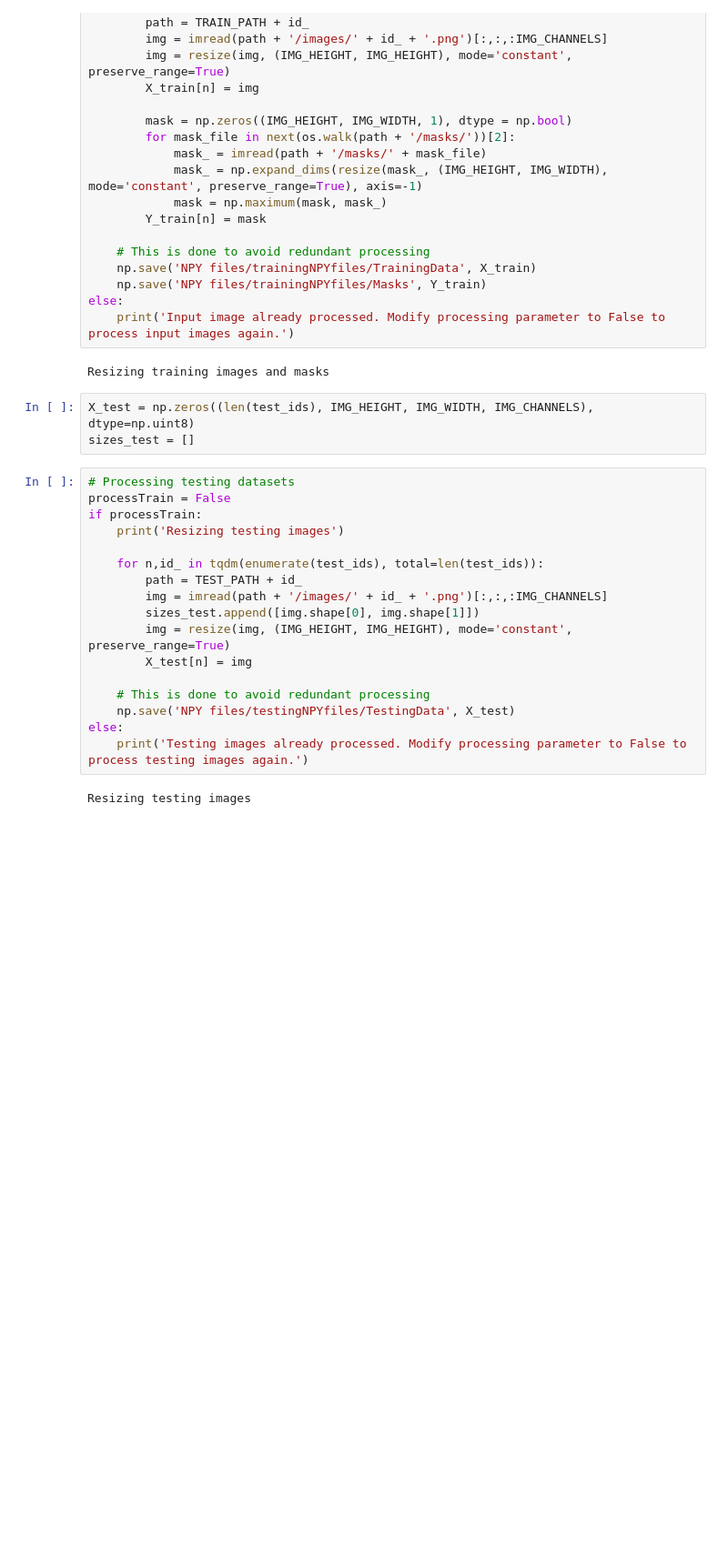
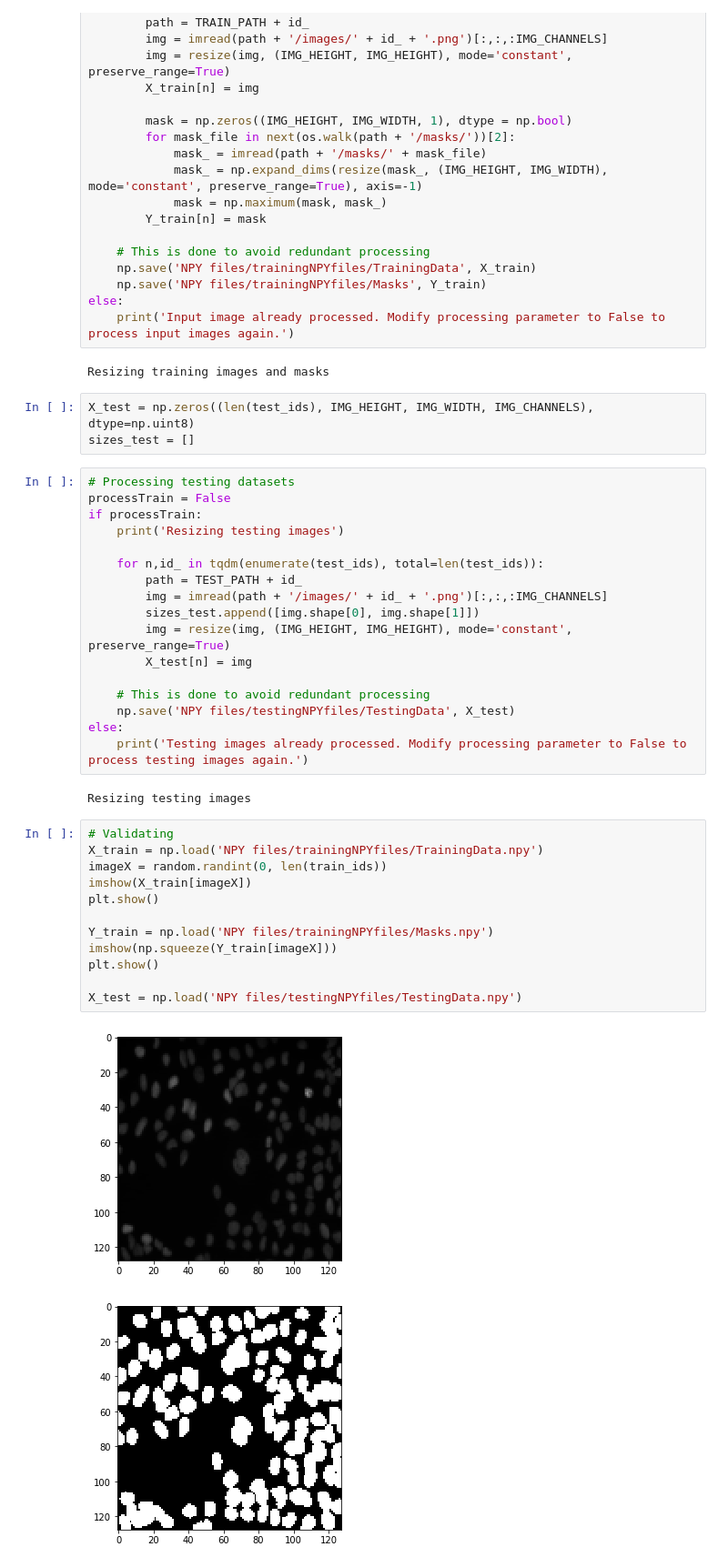
Before and after one commit to Eashwar-S/Semantic_Segmentation, a Jupyter notebook: Unet.ipynb, the cells around one changed output. Shown: that part at 91% size. Saved outputs shown, nothing was run; the diff lists cells and outputs as text; blank space fills up the shorter version.

```diff
--- a/Unet.ipynb
+++ b/Unet.ipynb
@@ -77,3 +77,18 @@ else:
     print('Testing images already processed. Modify processing parameter to False to process testing images again.')
 # %% [output]
 Resizing testing images
+# %%
+# Validating
+X_train = np.load('NPY files/trainingNPYfiles/TrainingData.npy')
+imageX = random.randint(0, len(train_ids))
+imshow(X_train[imageX])
+plt.show()
+
+Y_train = np.load('NPY files/trainingNPYfiles/Masks.npy')
+imshow(np.squeeze(Y_train[imageX]))
+plt.show()
+
+X_test = np.load('NPY files/testingNPYfiles/TestingData.npy')
+# %% [output]
+[figure, added]
+[figure, added]
```
Also changed, not shown: parts of 1 cell of this notebook.
